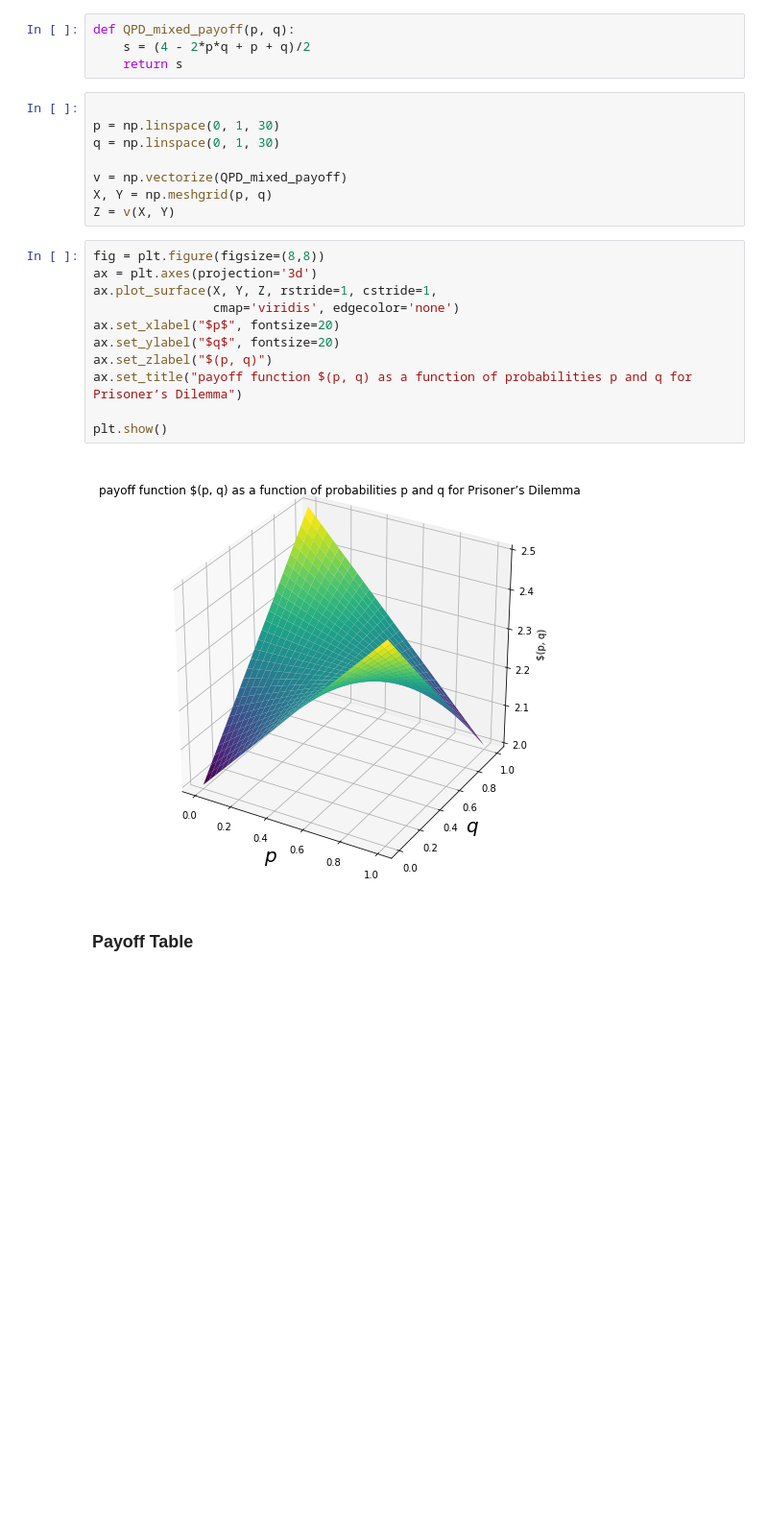
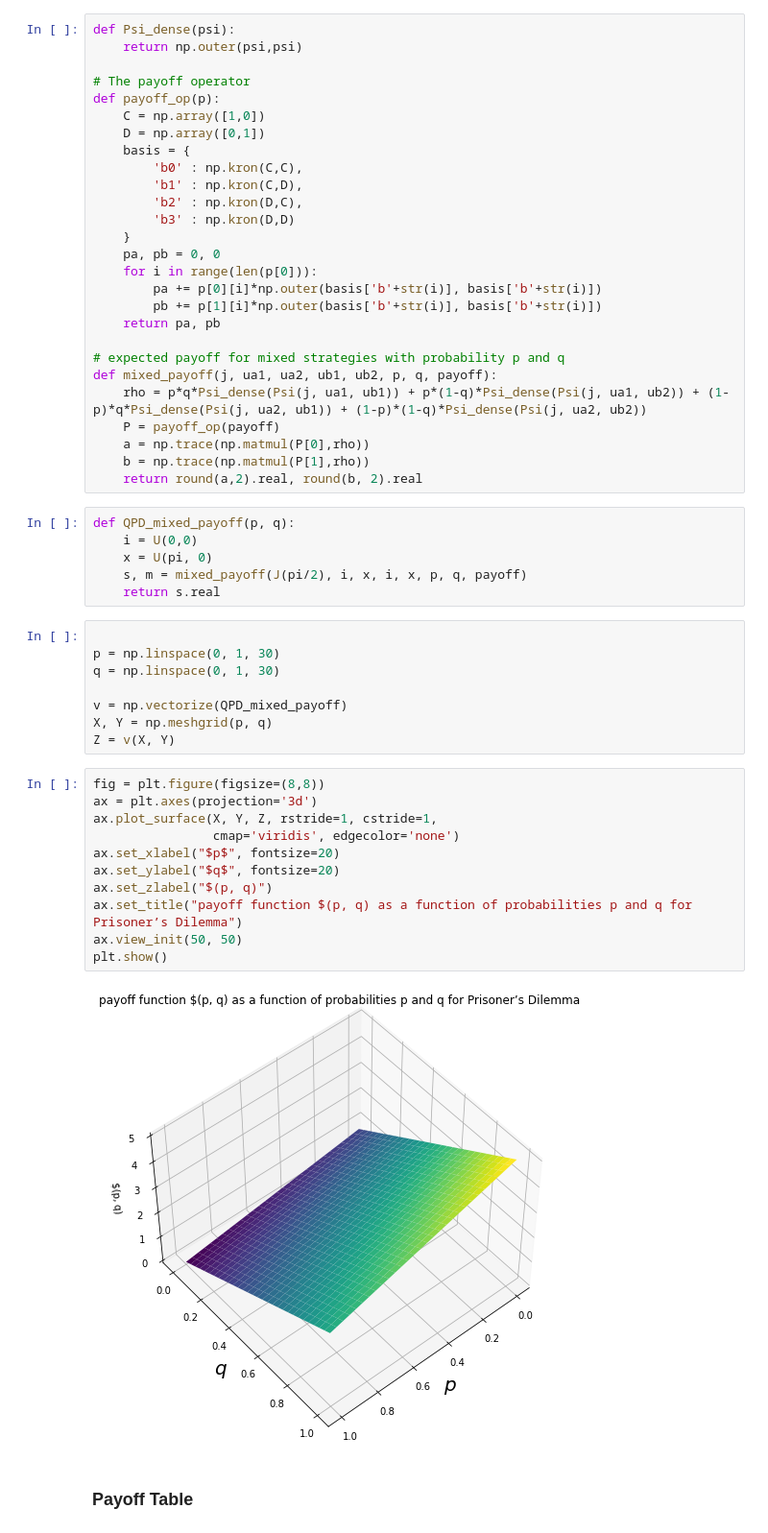
Before and after one commit to Jabi7/QPD, a Jupyter notebook: QPD.ipynb, the cells around one changed output. Shown at 96% size. Cells and saved outputs as stored; diff of their text form; blank space fills up the shorter version.

```diff
--- a/QPD.ipynb
+++ b/QPD.ipynb
@@ -120,9 +120,38 @@ ax.view_init(50, 50)
 # %% [markdown]
 ## RANDOM MIXED STRATEGIES IN QPD
+# %%
+def Psi_dense(psi):
+    return np.outer(psi,psi)
+
+# The payoff operator
+def payoff_op(p):
+    C = np.array([1,0])
+    D = np.array([0,1])
+    basis = {
+        'b0' : np.kron(C,C),
+        'b1' : np.kron(C,D),
+        'b2' : np.kron(D,C),
+        'b3' : np.kron(D,D)
+    }
+    pa, pb = 0, 0
+    for i in range(len(p[0])):
+        pa += p[0][i]*np.outer(basis['b'+str(i)], basis['b'+str(i)])
+        pb += p[1][i]*np.outer(basis['b'+str(i)], basis['b'+str(i)])
+    return pa, pb
+
+# expected payoff for mixed strategies with probability p and q
+def mixed_payoff(j, ua1, ua2, ub1, ub2, p, q, payoff):
+    rho = p*q*Psi_dense(Psi(j, ua1, ub1)) + p*(1-q)*Psi_dense(Psi(j, ua1, ub2)) + (1-p)*q*Psi_dense(Psi(j, ua2, ub1)) + (1-p)*(1-q)*Psi_dense(Psi(j, ua2, ub2))
+    P = payoff_op(payoff)
+    a = np.trace(np.matmul(P[0],rho))
+    b = np.trace(np.matmul(P[1],rho))
+    return round(a,2).real, round(b, 2).real
 # %%
 def QPD_mixed_payoff(p, q):
-    s = (4 - 2*p*q + p + q)/2
-    return s
+    i = U(0,0)
+    x = U(pi, 0)
+    s, m = mixed_payoff(J(pi/2), i, x, i, x, p, q, payoff)
+    return s.real
 # %%
 
 p = np.linspace(0, 1, 30)
@@ -134,16 +163,16 @@ Z = v(X, Y)
 # %%
 fig = plt.figure(figsize=(8,8))
 ax = plt.axes(projection='3d')
 ax.plot_surface(X, Y, Z, rstride=1, cstride=1,
                 cmap='viridis', edgecolor='none')
 ax.set_xlabel("$p$", fontsize=20)
 ax.set_ylabel("$q$", fontsize=20)
 ax.set_zlabel("$(p, q)")
 ax.set_title("payoff function $(p, q) as a function of probabilities p and q for Prisoner’s Dilemma")
-
+ax.view_init(50, 50)
 plt.show()
 # %% [output]
-[figure, old version]
+[figure, new version]
 # %% [markdown]
 ### Payoff Table
 # %%
```
Also changed, not shown: parts of 8 cells of this notebook, 2 other files.
